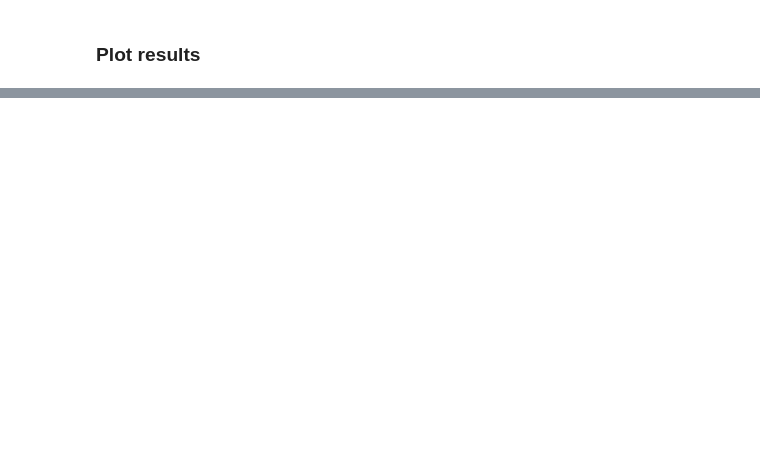
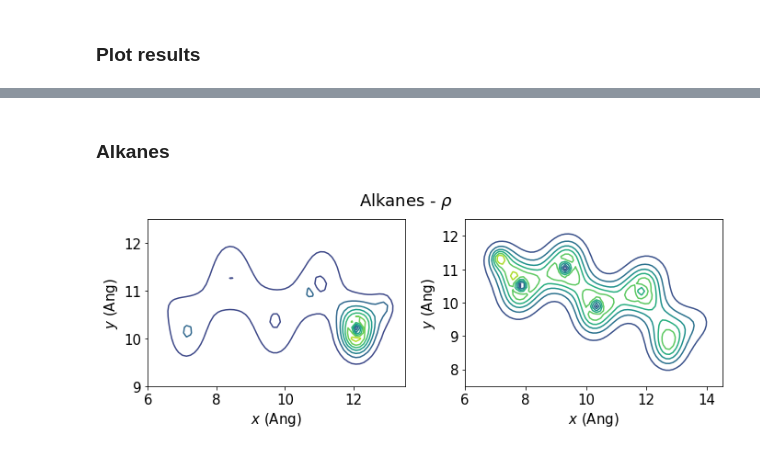
Before and after one commit to ferchault/APDFT, a Jupyter notebook: prototyping/atomic_energies/analysis/Atomic_Property_Distributions/stoichiometry.ipynb, the cells around one changed output, grey strips where cells are left out. Saved outputs shown, nothing was run; the diff lists cells and outputs as text; code cells hidden in the pictures; blank space fills up the shorter version.

```diff
--- a/prototyping/atomic_energies/analysis/Atomic_Property_Distributions/stoichiometry.ipynb
+++ b/prototyping/atomic_energies/analysis/Atomic_Property_Distributions/stoichiometry.ipynb
@@ -535,0 +503,32 @@ cube_38_b.atoms[0][2]*ase.units.Bohr
+# %% [markdown]
+### Alkanes
+# %%
+results_272 = load_results('/home/misa/projects/Atomic-Energies/data/ueg_reference/effect_heteroatoms/dsgdb9nsd_000272')
+results_272['C1'][np.where(np.amin(results_272['C1']) == results_272['C1'])] = 0
+coords_272 = uqm.load_obj('/home/misa/projects/Atomic-Energies/data/ueg_reference/effect_heteroatoms/dsgdb9nsd_000272/coords')
+
+results_274 = load_results('/home/misa/projects/Atomic-Energies/data/ueg_reference/effect_heteroatoms/dsgdb9nsd_000274')
+results_274['C1'][np.where(np.amin(results_274['C1']) == results_274['C1'])] = 0
+coords_274 = uqm.load_obj('/home/misa/projects/Atomic-Energies/data/ueg_reference/effect_heteroatoms/dsgdb9nsd_000274/coords')
+# %%
+plt.rcParams['font.size'] = 15
+plt.rcParams['figure.figsize'] = [10,4]
+
+fig, ax = plt.subplots(1,2)
+x = np.linspace(0, 20, 175)
+ax[0].contour(x, x, results_272['rho'])
+ax[0].set_xlim(6,13.5)
+ax[0].set_ylim(9,12.5)
+ax[0].set_xlabel('$x$ (Ang)')
+ax[0].set_ylabel('$y$ (Ang)')
+
+ax[1].contour(x, x, results_274['rho'])
+ax[1].set_xlim(6,14.5)
+ax[1].set_ylim(7.5,12.5)
+ax[1].set_xlabel('$x$ (Ang)')
+ax[1].set_ylabel('$y$ (Ang)')
+fig.suptitle(r'Alkanes - $\rho$')
+#fig.tight_layout()
+fig.tight_layout(rect=[0, 0.03, 1, 0.95])
+# %% [output]
+[figure, added]
```
Also changed, not shown: parts of 38 cells of this notebook.
